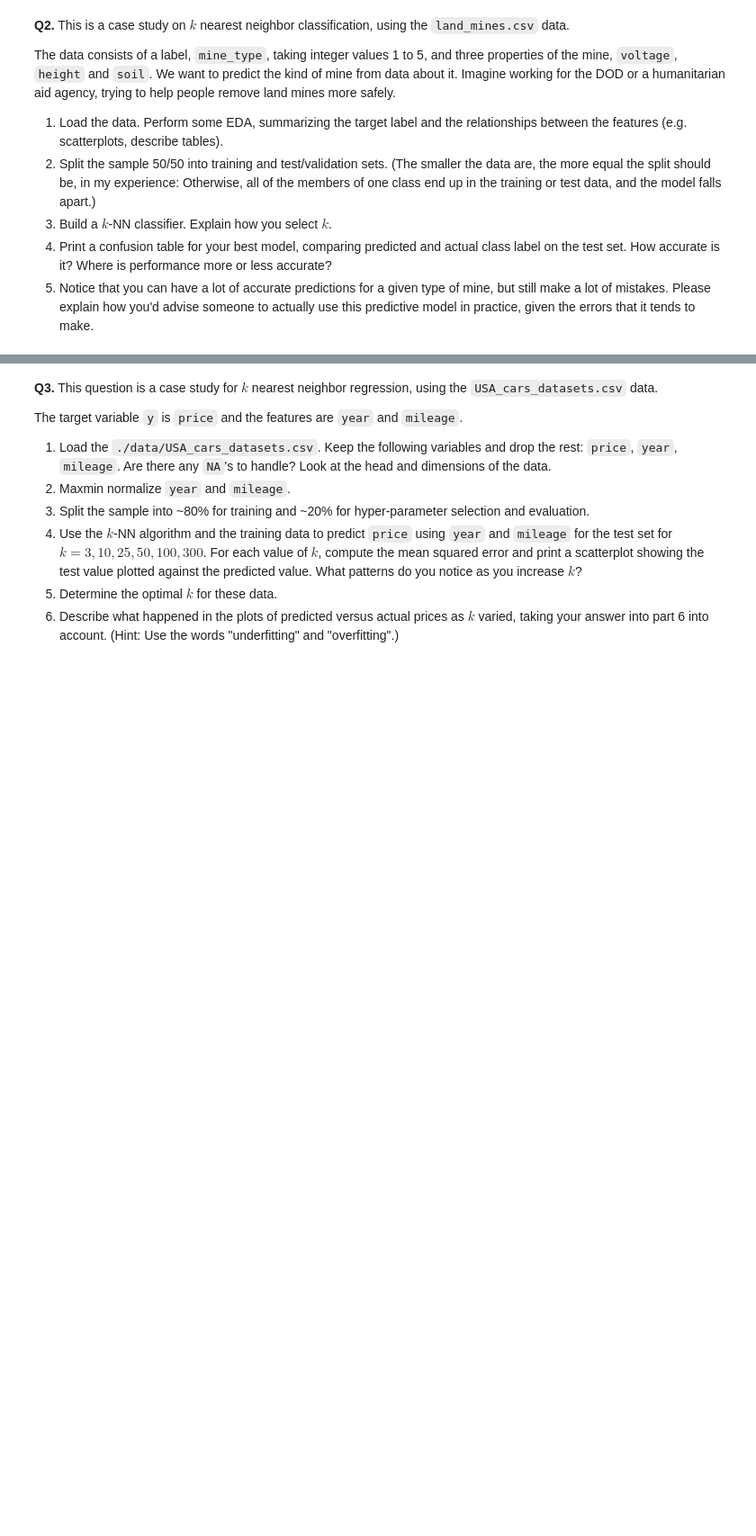
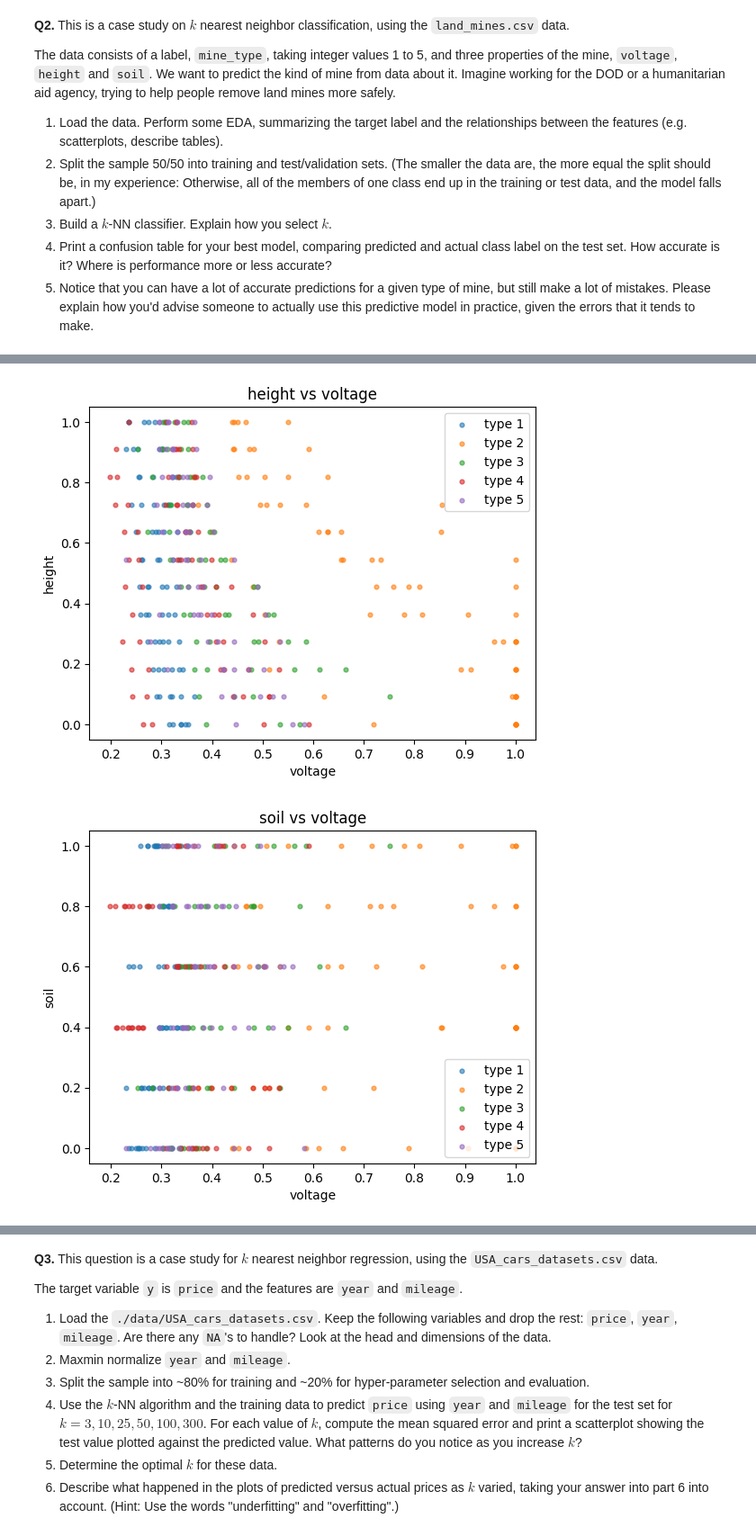
Before and after one commit to JasonYe05/undergrad_ml_assignments, a Jupyter notebook: 02_assignment_knn.ipynb, the cells around one changed output, grey strips where cells are left out. Shown at 90% size. Drawn from its saved outputs; the diff is of its cells as text; code cells hidden in the pictures; blank space fills up the shorter version.

```diff
--- a/02_assignment_knn.ipynb
+++ b/02_assignment_knn.ipynb
@@ -29,3 +38,16 @@ The data consists of a label, `mine_type`, taking integer values 1 to 5, and thr
 3. Build a $k$-NN classifier. Explain how you select $k$.
 4. Print a confusion table for your best model, comparing predicted and actual class label on the test set. How accurate is it? Where is performance more or less accurate?
 5. Notice that you can have a lot of accurate predictions for a given type of mine, but still make a lot of mistakes. Please explain how you'd advise someone to actually use this predictive model in practice, given the errors that it tends to make.
+# %%
+import pandas as pd
+import numpy as np
+import matplotlib.pyplot as plt
+
+from sklearn.model_selection import train_test_split, StratifiedKFold, cross_val_score
+from sklearn.pipeline import Pipeline
+from sklearn.preprocessing import StandardScaler
+from sklearn.neighbors import KNeighborsClassifier
+from sklearn.metrics import confusion_matrix, ConfusionMatrixDisplay, accuracy_score, classification_report
+
+df = pd.read_csv("./data/land_mines.csv")
+df.head()
@@ -31,0 +75,16 @@ The data consists of a label, `mine_type`, taking integer values 1 to 5, and thr
+# %%
+features = ["voltage","height","soil"]
+pairs = [("voltage","height"), ("voltage","soil"), ("height","soil")]
+
+for x, y in pairs:
+    plt.figure()
+    for t in sorted(df["mine_type"].unique()):
+        sub = df[df["mine_type"] == t]
+        plt.scatter(sub[x], sub[y], s=12, alpha=0.6, label=f"type {t}")
+    plt.xlabel(x); plt.ylabel(y)
+    plt.title(f"{y} vs {x}")
+    plt.legend()
+    plt.show()
+# %% [output]
+[figure, added]
+[figure, added]
```
Also changed, not shown: parts of 16 cells of this notebook.
